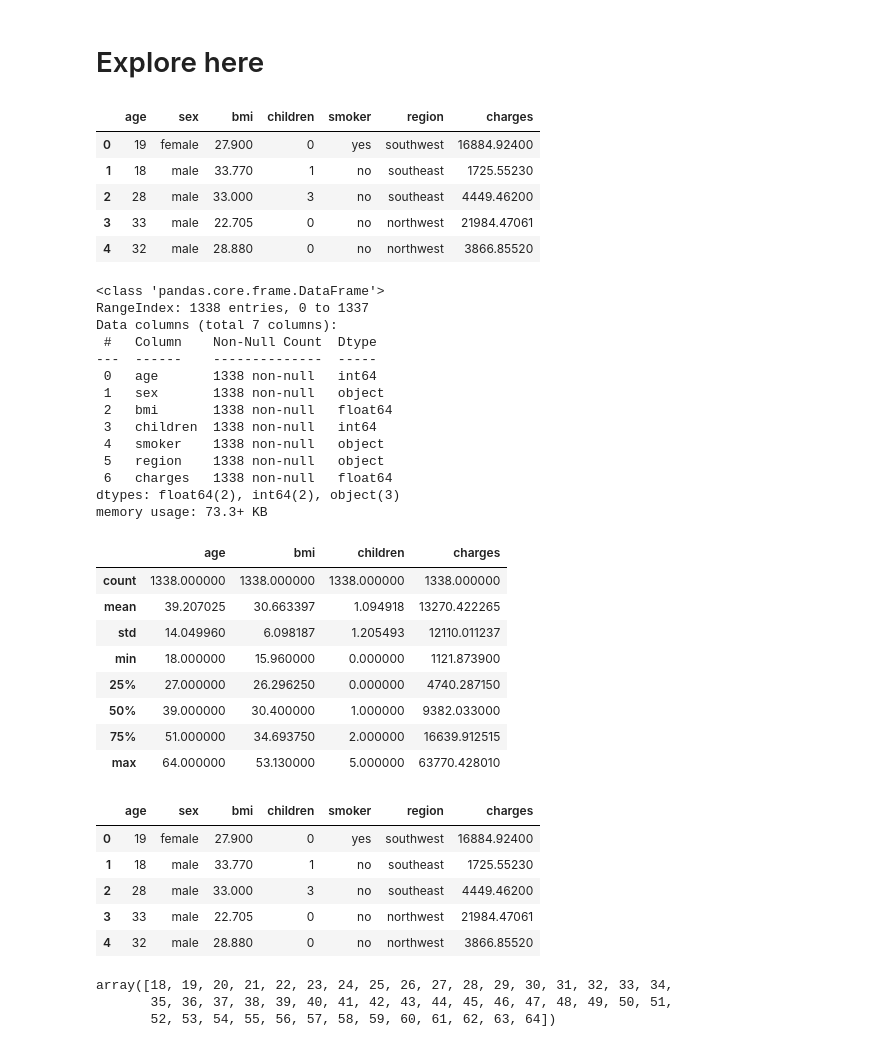
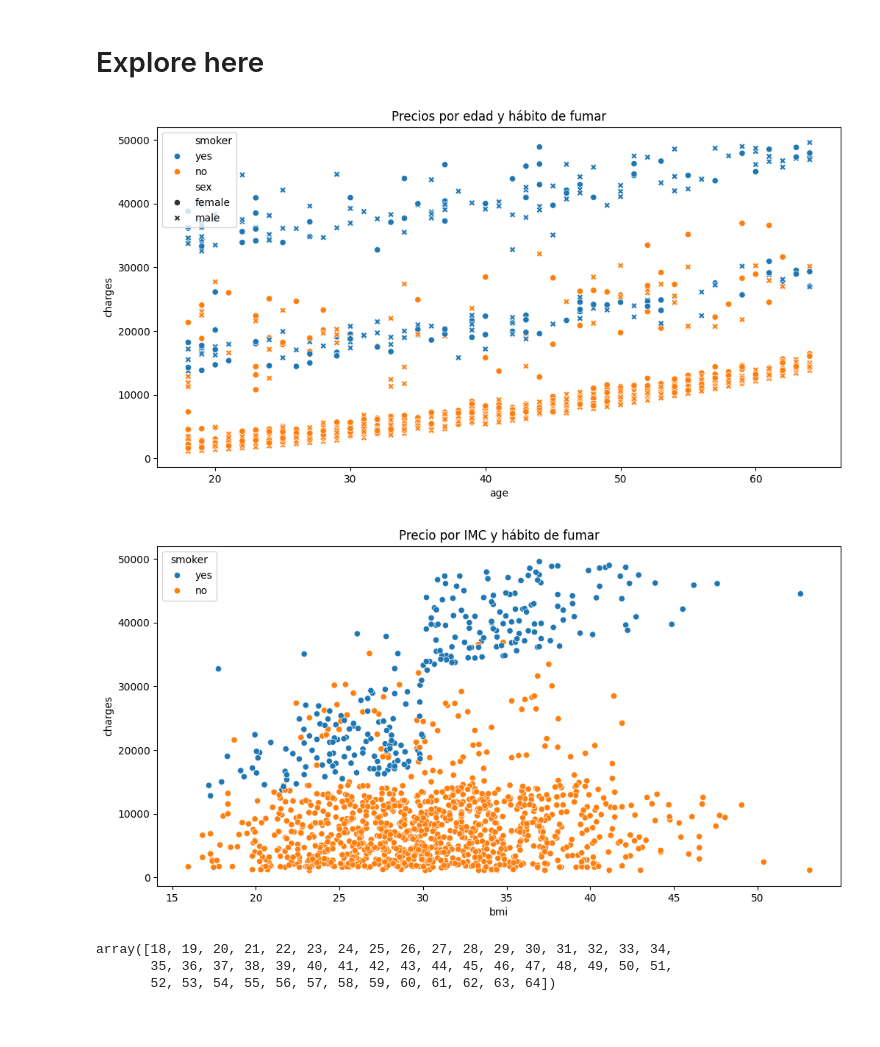
Before and after one commit to 4GeeksAcademy/Santi_Izquierdo, a Jupyter notebook: src/explore.ipynb, the cells around one changed output. Cells and saved outputs as stored; diff of their text form; code cells hidden in the pictures.

```diff
--- a/src/explore.ipynb
+++ b/src/explore.ipynb
@@ -15,41 +15,18 @@ url = 'https://breathecode.herokuapp.com/asset/internal-link?id=929&path=medical
 df = pd.read_csv(url, encoding= 'utf-8', quotechar= '"')#.to_csv('../data/raw/medical_insurance_cost.csv', index=False, encoding= 'utf-8')
 # %%
 #df = pd.read_csv('../data/raw/medical_insurance_cost.csv')
-df.head()
+df = df[df['charges'] < 50000]
-# %% [output]
-|  | age | sex | bmi | children | smoker | region | charges |
-| 0 | 19 | female | 27.900 | 0 | yes | southwest | 16884.92400 |
-| 1 | 18 | male | 33.770 | 1 | no | southeast | 1725.55230 |
-| 2 | 28 | male | 33.000 | 3 | no | southeast | 4449.46200 |
-| 3 | 33 | male | 22.705 | 0 | no | northwest | 21984.47061 |
-| 4 | 32 | male | 28.880 | 0 | no | northwest | 3866.85520 |
-# %%
-df.info()
-# %% [output]
-<class 'pandas.core.frame.DataFrame'>
-RangeIndex: 1338 entries, 0 to 1337
-Data columns (total 7 columns):
- #   Column    Non-Null Count  Dtype
----  ------    --------------  -----
- 0   age       1338 non-null   int64
- 1   sex       1338 non-null   object
- 2   bmi       1338 non-null   float64
- 3   children  1338 non-null   int64
- 4   smoker    1338 non-null   object
- 5   region    1338 non-null   object
- 6   charges   1338 non-null   float64
-dtypes: float64(2), int64(2), object(3)
-memory usage: 73.3+ KB
-# %%
-df.describe()
-# %% [output]
-|  | age | bmi | children | charges |
-| count | 1338.000000 | 1338.000000 | 1338.000000 | 1338.000000 |
-| mean | 39.207025 | 30.663397 | 1.094918 | 13270.422265 |
-| std | 14.049960 | 6.098187 | 1.205493 | 12110.011237 |
-| min | 18.000000 | 15.960000 | 0.000000 | 1121.873900 |
-| 25% | 27.000000 | 26.296250 | 0.000000 | 4740.287150 |
-| 50% | 39.000000 | 30.400000 | 1.000000 | 9382.033000 |
-| 75% | 51.000000 | 34.693750 | 2.000000 | 16639.912515 |
-| max | 64.000000 | 53.130000 | 5.000000 | 63770.428010 |
+# %%
+plt.figure(figsize=(12, 6))
+sns.scatterplot(df, x='age', y='charges', hue='smoker', style='sex')
+plt.title('Precios por edad y hábito de fumar')
+plt.show()
+
+plt.figure(figsize=(12, 6))
+sns.scatterplot(df, x='bmi', y='charges', hue='smoker')
+plt.title('Precio por IMC y hábito de fumar')
+plt.show()
+# %% [output]
+[figure, added]
+[figure, added]
 # %%
@@ -57,9 +34,0 @@ df = df.drop(df[df['charges'] >= 50000].index)
-# %%
-df.head()
-# %% [output]
-|  | age | sex | bmi | children | smoker | region | charges |
-| 0 | 19 | female | 27.900 | 0 | yes | southwest | 16884.92400 |
-| 1 | 18 | male | 33.770 | 1 | no | southeast | 1725.55230 |
-| 2 | 28 | male | 33.000 | 3 | no | southeast | 4449.46200 |
-| 3 | 33 | male | 22.705 | 0 | no | northwest | 21984.47061 |
-| 4 | 32 | male | 28.880 | 0 | no | northwest | 3866.85520 |
```
Also changed, not shown: parts of 19 cells of this notebook.
